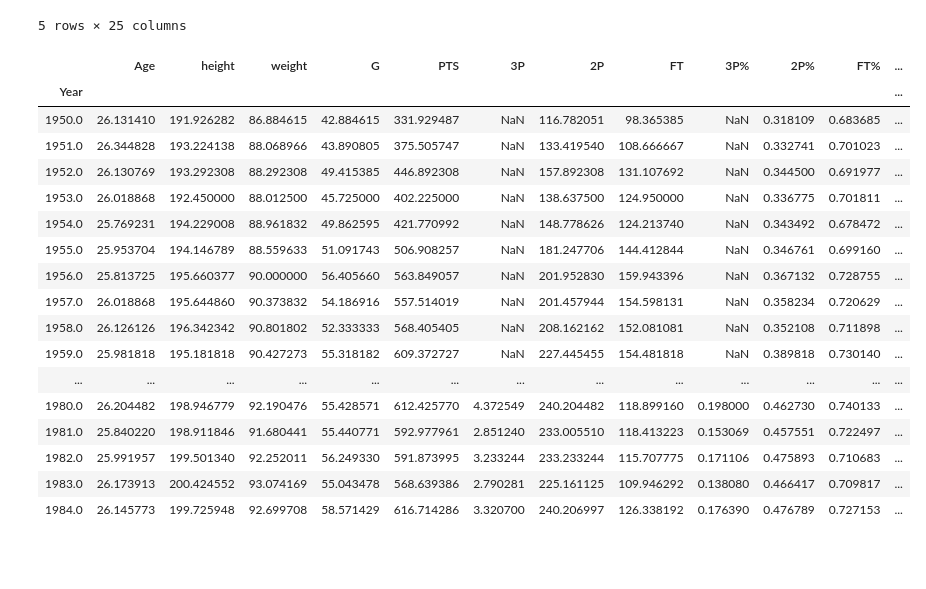
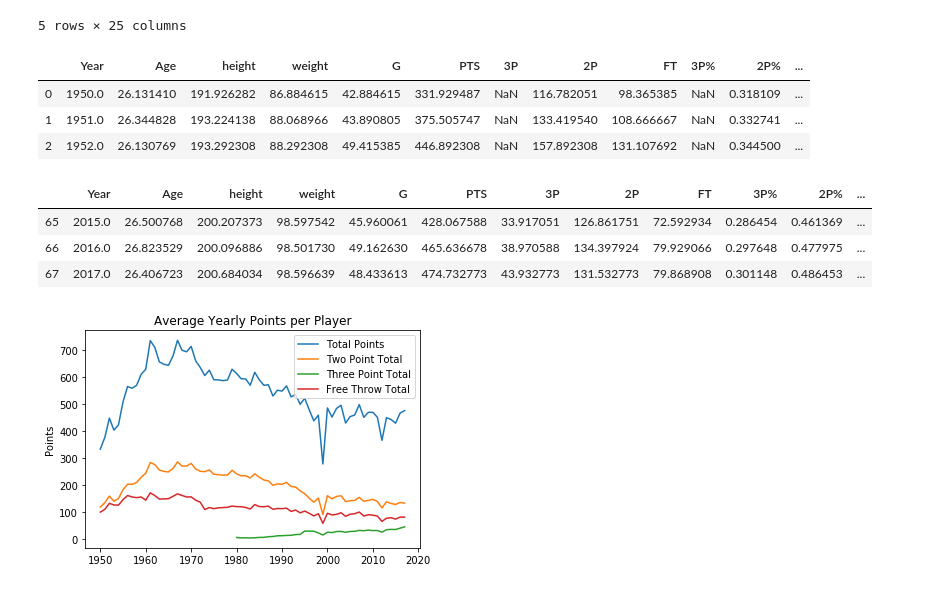
Before and after one commit to ErinMandell/Web-Design-Challenge, a Jupyter notebook: NBA_Seasons_Stats.ipynb, the cells around one changed output. Drawn from its saved outputs; the diff is of its cells as text; code cells hidden in the pictures; blank space fills up the shorter version.

Commit message:
new graph and updated notebook

```diff
--- a/NBA_Seasons_Stats.ipynb
+++ b/NBA_Seasons_Stats.ipynb
@@ -44,29 +44,20 @@ join_df.head(5)
 | 3 | 1951.0 | Cliff Barker | SG | 30.0 | 188.0 | 83.0 | INO | 56.0 | 51.0 | 202.0 | ... | ... |
 | 4 | 1952.0 | Cliff Barker | SG | 31.0 | 188.0 | 83.0 | INO | 44.0 | 48.0 | 161.0 | ... | ... |
 5 rows × 25 columns
+# %%
+yearly_df = join_df.groupby("Year", as_index=False)
 # %%
-yearly_df = join_df.groupby("Year")
-
 yearly_mean = yearly_df[["Age", "height", "weight", "G", "PTS", "3P", "2P", "FT", "3P%", "2P%", "FT%", "eFG%", "PF"]].mean()
-yearly_mean.head(35)
+yearly_mean.head(3)
 # %% [output]
-|  | Age | height | weight | G | PTS | 3P | 2P | FT | 3P% | 2P% | FT% | ... |
-| Year |  |  |  |  |  |  |  |  |  |  |  | ... |
-| 1950.0 | 26.131410 | 191.926282 | 86.884615 | 42.884615 | 331.929487 | NaN | 116.782051 | 98.365385 | NaN | 0.318109 | 0.683685 | ... |
-| 1951.0 | 26.344828 | 193.224138 | 88.068966 | 43.890805 | 375.505747 | NaN | 133.419540 | 108.666667 | NaN | 0.332741 | 0.701023 | ... |
-| 1952.0 | 26.130769 | 193.292308 | 88.292308 | 49.415385 | 446.892308 | NaN | 157.892308 | 131.107692 | NaN | 0.344500 | 0.691977 | ... |
-| 1953.0 | 26.018868 | 192.450000 | 88.012500 | 45.725000 | 402.225000 | NaN | 138.637500 | 124.950000 | NaN | 0.336775 | 0.701811 | ... |
-| 1954.0 | 25.769231 | 194.229008 | 88.961832 | 49.862595 | 421.770992 | NaN | 148.778626 | 124.213740 | NaN | 0.343492 | 0.678472 | ... |
-| 1955.0 | 25.953704 | 194.146789 | 88.559633 | 51.091743 | 506.908257 | NaN | 181.247706 | 144.412844 | NaN | 0.346761 | 0.699160 | ... |
-| 1956.0 | 25.813725 | 195.660377 | 90.000000 | 56.405660 | 563.849057 | NaN | 201.952830 | 159.943396 | NaN | 0.367132 | 0.728755 | ... |
-| 1957.0 | 26.018868 | 195.644860 | 90.373832 | 54.186916 | 557.514019 | NaN | 201.457944 | 154.598131 | NaN | 0.358234 | 0.720629 | ... |
-| 1958.0 | 26.126126 | 196.342342 | 90.801802 | 52.333333 | 568.405405 | NaN | 208.162162 | 152.081081 | NaN | 0.352108 | 0.711898 | ... |
-| 1959.0 | 25.981818 | 195.181818 | 90.427273 | 55.318182 | 609.372727 | NaN | 227.445455 | 154.481818 | NaN | 0.389818 | 0.730140 | ... |
-| ... | ... | ... | ... | ... | ... | ... | ... | ... | ... | ... | ... | ... |
-| 1980.0 | 26.204482 | 198.946779 | 92.190476 | 55.428571 | 612.425770 | 4.372549 | 240.204482 | 118.899160 | 0.198000 | 0.462730 | 0.740133 | ... |
-| 1981.0 | 25.840220 | 198.911846 | 91.680441 | 55.440771 | 592.977961 | 2.851240 | 233.005510 | 118.413223 | 0.153069 | 0.457551 | 0.722497 | ... |
-| 1982.0 | 25.991957 | 199.501340 | 92.252011 | 56.249330 | 591.873995 | 3.233244 | 233.233244 | 115.707775 | 0.171106 | 0.475893 | 0.710683 | ... |
-| 1983.0 | 26.173913 | 200.424552 | 93.074169 | 55.043478 | 568.639386 | 2.790281 | 225.161125 | 109.946292 | 0.138080 | 0.466417 | 0.709817 | ... |
-| 1984.0 | 26.145773 | 199.725948 | 92.699708 | 58.571429 | 616.714286 | 3.320700 | 240.206997 | 126.338192 | 0.176390 | 0.476789 | 0.727153 | ... |
+|  | Year | Age | height | weight | G | PTS | 3P | 2P | FT | 3P% | 2P% | ... |
+| 0 | 1950.0 | 26.131410 | 191.926282 | 86.884615 | 42.884615 | 331.929487 | NaN | 116.782051 | 98.365385 | NaN | 0.318109 | ... |
+| 1 | 1951.0 | 26.344828 | 193.224138 | 88.068966 | 43.890805 | 375.505747 | NaN | 133.419540 | 108.666667 | NaN | 0.332741 | ... |
+| 2 | 1952.0 | 26.130769 | 193.292308 | 88.292308 | 49.415385 | 446.892308 | NaN | 157.892308 | 131.107692 | NaN | 0.344500 | ... |
 # %%
-yearly_mean.tail(33)
+yearly_mean.tail(3)
+# %% [output]
+|  | Year | Age | height | weight | G | PTS | 3P | 2P | FT | 3P% | 2P% | ... |
+| 65 | 2015.0 | 26.500768 | 200.207373 | 98.597542 | 45.960061 | 428.067588 | 33.917051 | 126.861751 | 72.592934 | 0.286454 | 0.461369 | ... |
+| 66 | 2016.0 | 26.823529 | 200.096886 | 98.501730 | 49.162630 | 465.636678 | 38.970588 | 134.397924 | 79.929066 | 0.297648 | 0.477975 | ... |
+| 67 | 2017.0 | 26.406723 | 200.684034 | 98.596639 | 48.433613 | 474.732773 | 43.932773 | 131.532773 | 79.868908 | 0.301148 | 0.486453 | ... |
@@ -75,0 +107,14 @@ plt.plot(x_axis, )
+# %%
+x_axis = year_v
+tot_points, = plt.plot(x_axis, PTS_v, label = "Total Points")
+two_points, = plt.plot(x_axis, P2_v, label = "Two Point Total")
+three_points, = plt.plot(x_axis, P3_v, label = "Three Point Total")
+free_throw, = plt.plot(x_axis, FT_v, label = "Free Throw Total")
+plt.ylabel("Points")
+plt.title("Average Yearly Points per Player")
+plt.grid
+plt.legend(handles=[tot_points, two_points, three_points, free_throw], loc="best")
+plt.savefig("Images/Line_Graph_Point_Breakdown")
+plt.show()
+# %% [output]
+[figure, added]
```
Also changed, not shown: parts of 3 cells of this notebook, 1 other file.
